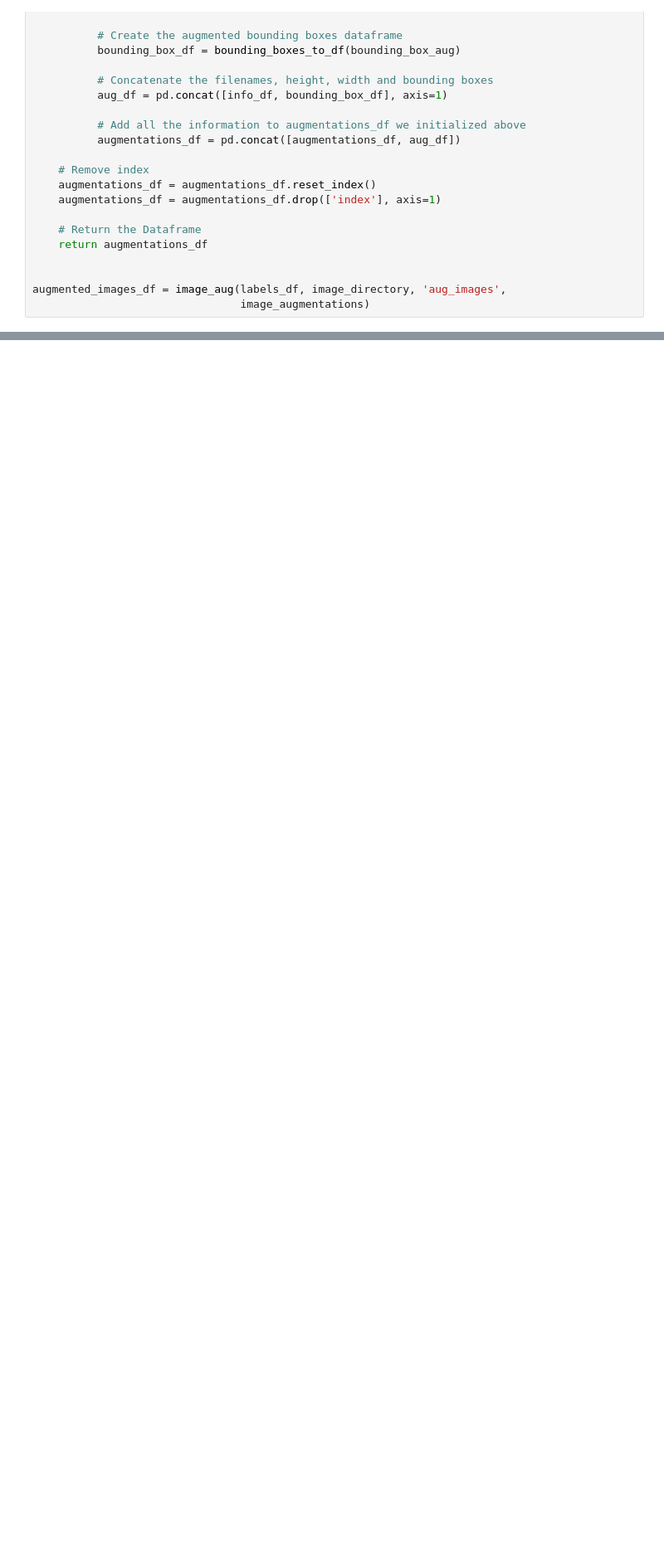
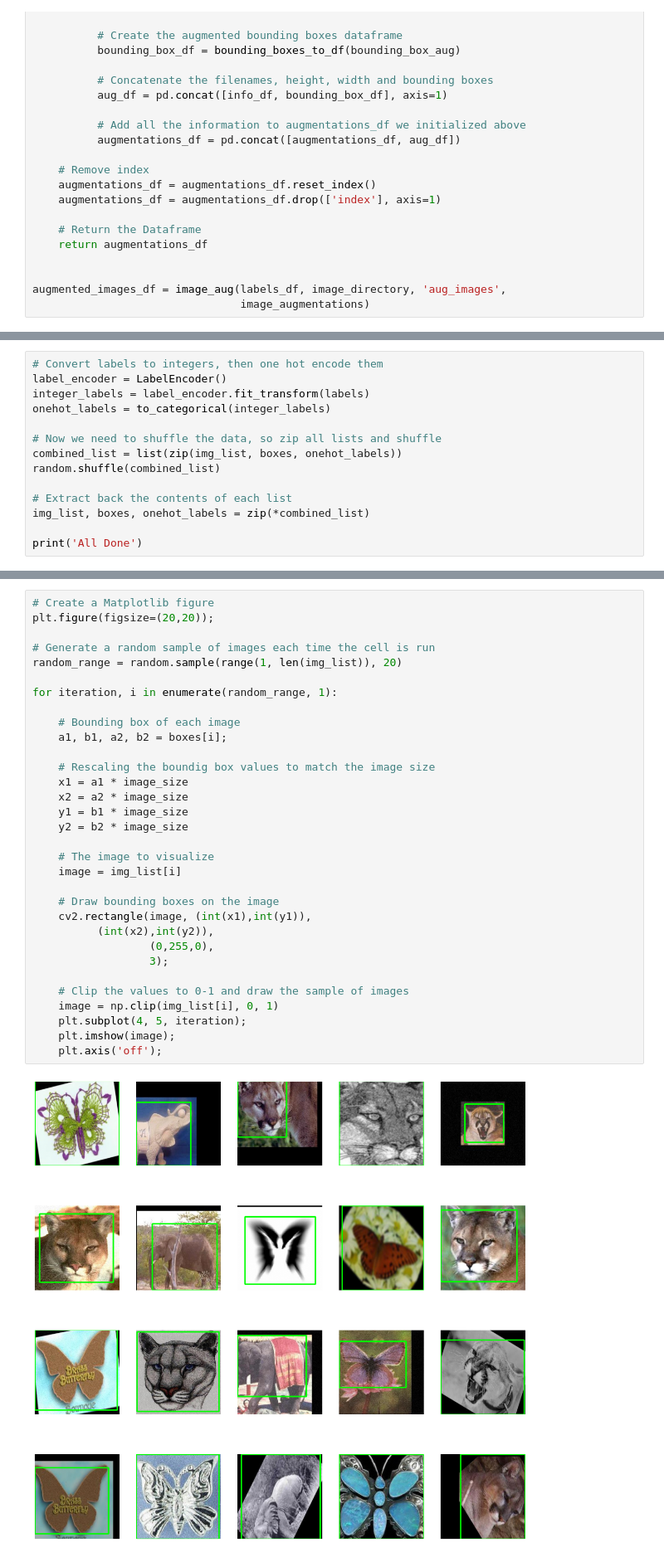
Before and after one commit to AbouCamara/COURS-IA, a Jupyter notebook: Classlocat.ipynb, the cells around one changed output, grey strips where cells are left out. Shown at 83% size. Drawn from its saved outputs; the diff is of its cells as text; blank space fills up the shorter version.

```diff
--- a/Classlocat.ipynb
+++ b/Classlocat.ipynb
@@ -219,0 +317,14 @@ augmented_images_df = image_aug(labels_df, image_directory, 'aug_images',
+# %%
+# Convert labels to integers, then one hot encode them
+label_encoder = LabelEncoder()
+integer_labels = label_encoder.fit_transform(labels)
+onehot_labels = to_categorical(integer_labels)
+
+# Now we need to shuffle the data, so zip all lists and shuffle
+combined_list = list(zip(img_list, boxes, onehot_labels))
+random.shuffle(combined_list)
+
+# Extract back the contents of each list
+img_list, boxes, onehot_labels = zip(*combined_list)
+
+print('All Done')
@@ -219,0 +333,34 @@ augmented_images_df = image_aug(labels_df, image_directory, 'aug_images',
+# %%
+# Create a Matplotlib figure
+plt.figure(figsize=(20,20));
+
+# Generate a random sample of images each time the cell is run
+random_range = random.sample(range(1, len(img_list)), 20)
+
+for iteration, i in enumerate(random_range, 1):
+
+    # Bounding box of each image
+    a1, b1, a2, b2 = boxes[i];
+
+    # Rescaling the boundig box values to match the image size
+    x1 = a1 * image_size
+    x2 = a2 * image_size
+    y1 = b1 * image_size
+    y2 = b2 * image_size
+
+    # The image to visualize
+    image = img_list[i]
+
+    # Draw bounding boxes on the image
+    cv2.rectangle(image, (int(x1),int(y1)),
+          (int(x2),int(y2)),
+                  (0,255,0),
+                  3);
+
+    # Clip the values to 0-1 and draw the sample of images
+    image = np.clip(img_list[i], 0, 1)
+    plt.subplot(4, 5, iteration);
+    plt.imshow(image);
+    plt.axis('off');
+# %% [output]
+[figure, added]
```
Also changed, not shown: parts of 8 cells of this notebook.
